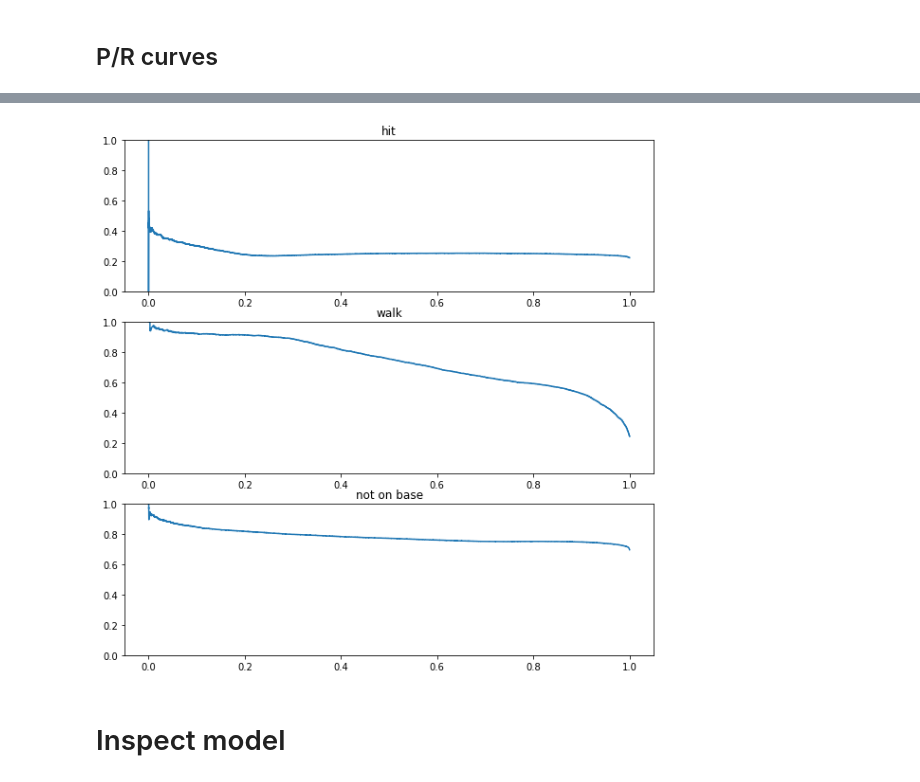
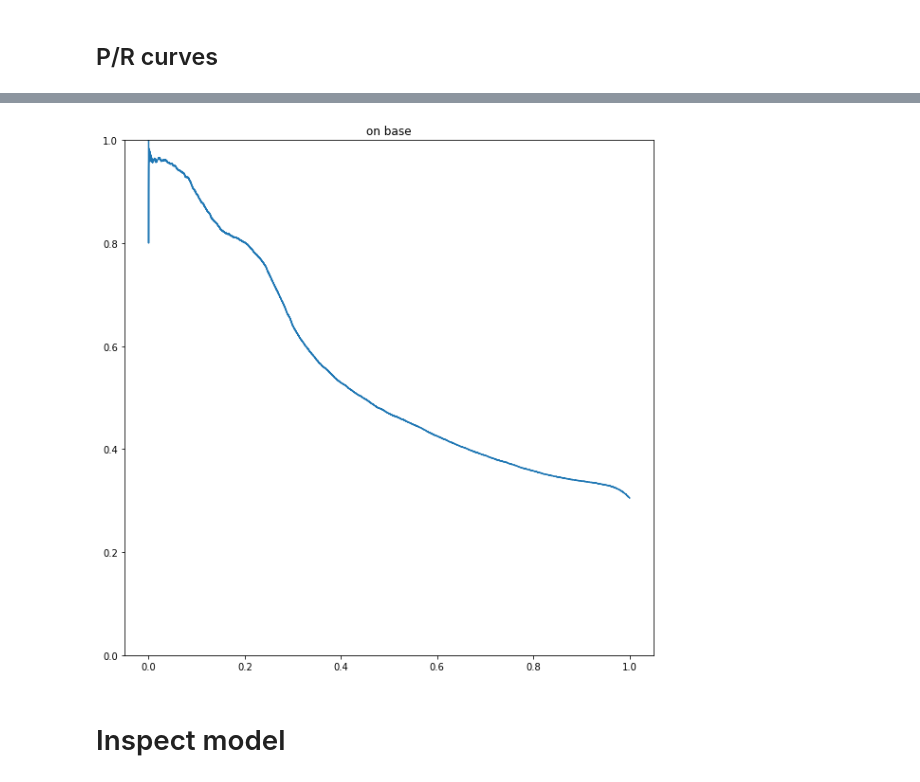
Before and after one commit to dantegates/mlb-statcast, a Jupyter notebook: deep-learning.ipynb, the cells around one changed output, grey strips where cells are left out. Drawn from its saved outputs; the diff is of its cells as text; code cells hidden in the pictures.

```diff
--- a/deep-learning.ipynb
+++ b/deep-learning.ipynb
@@ -750,7 +736,7 @@ X = keras.layers.Concatenate()([
     pitcher_embedding,
     batter_embedding
 ])
-X = keras.layers.Dense(len(target_events) + 1, activation='softmax', name='y')(X)
+X = keras.layers.Dense(1, activation='sigmoid', name='y')(X)
 
 hybrid_model = keras.models.Model(
     inputs=[numeric_input] + list(categorical_inputs),
@@ -817,17 +800,10 @@ import matplotlib.pyplot as plt
 from sklearn.metrics import precision_recall_curve
 %matplotlib inline
 
-fig, axs = plt.subplots(3, 1, figsize=(10, 10))
+fig, ax = plt.subplots(1, 1, figsize=(10, 10))
 
-for ax_idx, (event, idx) in enumerate(target_events.items()):
-    p, r, t = precision_recall_curve(y_all[:, idx], preds[:, idx])
-    ax = axs[ax_idx]
-    ax.plot(r, p)
-    ax.set_title(event)
-    ax.set_ylim([0, 1])
-
-p, r, t = precision_recall_curve(y_all[:, 0], preds[:, 0])
-axs[2].plot(r, p)
-axs[2].set_ylim([0, 1])
-_ = axs[2].set_title('not on base')
+p, r, t = precision_recall_curve(y_all, preds)
+ax.plot(r, p)
+ax.set_ylim([0, 1])
+_ = ax.set_title('on base')
 # %% [output]
@@ -952,7 +924,7 @@ X = keras.layers.Concatenate()([X_numeric_input, X_embeddings])
 X = keras.layers.BatchNormalization()(X)
 X_lstm = keras.layers.LSTM(32, dropout=0.1, recurrent_dropout=0.1, return_sequences=True)(X)
 X, attention = Attention(X_lstm)
-X = keras.layers.Dense(len(target_events) + 1, activation='softmax', name='y')(X)
+X = keras.layers.Dense(1, activation='sigmoid', name='y')(X)
 
 X_aux = keras.layers.Dense(32, activation='relu')(X_lstm)
 X_aux = keras.layers.BatchNormalization()(X_aux)
@@ -984,7 +956,7 @@ Trainable params: 16,242
 Non-trainable params: 266
 __________________________________________________________________________________________________
 # %%
-nonlinear_model.compile(loss={'y': 'categorical_crossentropy', 'y_aux': 'mse'}, optimizer='adam', loss_weights={'y': 1., 'y_aux': 3.})
+nonlinear_model.compile(loss={'y': 'binary_crossentropy', 'y_aux': 'mse'}, optimizer='adam', loss_weights={'y': 1., 'y_aux': 3.})
 # %%
 L = []
 def g():
@@ -1020,23 +992,16 @@ array([0.69502186, 0.22331269, 0.08166545])
 # %%
 import matplotlib.pyplot as plt
 from sklearn.metrics import precision_recall_curve
 %matplotlib inline
 
-fig, axs = plt.subplots(3, 1, figsize=(10, 10))
+fig, ax = plt.subplots(1, 1, figsize=(10, 10))
 
-for ax_idx, (event, idx) in enumerate(target_events.items()):
-    p, r, t = precision_recall_curve(y_all[:, idx], preds[:, idx])
-    ax = axs[ax_idx]
-    ax.plot(r, p)
-    ax.set_title(event)
-    ax.set_ylim([0, 1])
-
-p, r, t = precision_recall_curve(y_all[:, 0], preds[:, 0])
-axs[2].plot(r, p)
-axs[2].set_ylim([0, 1])
-_ = axs[2].set_title('not on base')
+p, r, t = precision_recall_curve(y_all, preds)
+ax.plot(r, p)
+ax.set_ylim([0, 1])
+_ = ax.set_title('on base')
 # %% [output]
-[figure, old version]
+[figure, new version]
 # %% [markdown]
 # Inspect model
 # %% [markdown]
```
Also changed, not shown: parts of 46 cells of this notebook.
